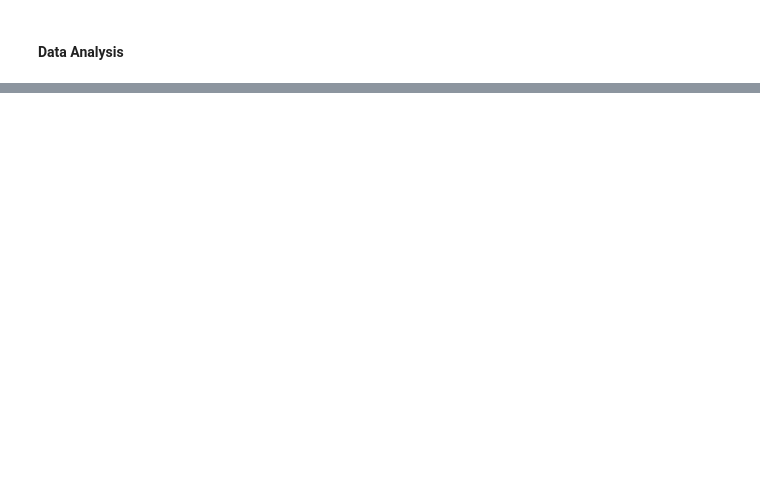
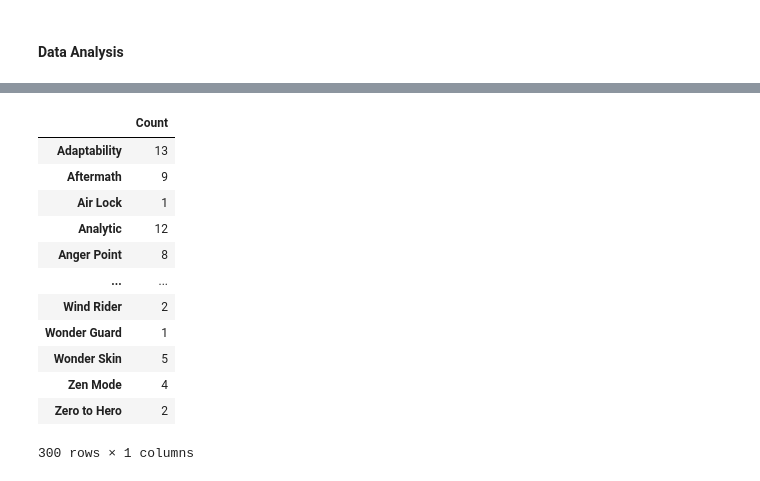
Before and after one commit to com-480-data-visualization/project-2023-les-derniers-vainqueurs, a Jupyter notebook: DataAnalysisPipeline.ipynb, the cells around one changed output, grey strips where cells are left out. Saved outputs shown, nothing was run; the diff lists cells and outputs as text; code cells hidden in the pictures; blank space fills up the shorter version.

```diff
--- a/DataAnalysisPipeline.ipynb
+++ b/DataAnalysisPipeline.ipynb
@@ -501,0 +540,29 @@ abi_df
+# %%
+import pandas as pd
+
+# 首先，将你的三个DataFrame重命名，使它们在合并时具有相同的列名称
+abi1_df.columns = ['Count']
+abi2_df.columns = ['Count']
+abi3_df.columns = ['Count']
+
+# 将三个DataFrame合并成一个DataFrame
+merged_df = pd.concat([abi1_df, abi2_df, abi3_df], axis=0)
+
+# 对合并后的DataFrame按ability进行分组，并计算每个ability的计数总和
+result = merged_df.groupby(merged_df.index).sum()
+
+result
+# %% [output]
+|  | Count |
+| Adaptability | 13 |
+| Aftermath | 9 |
+| Air Lock | 1 |
+| Analytic | 12 |
+| Anger Point | 8 |
+| ... | ... |
+| Wind Rider | 2 |
+| Wonder Guard | 1 |
+| Wonder Skin | 5 |
+| Zen Mode | 4 |
+| Zero to Hero | 2 |
+300 rows × 1 columns
```
Also changed, not shown: parts of 20 cells of this notebook, 3 other files.
